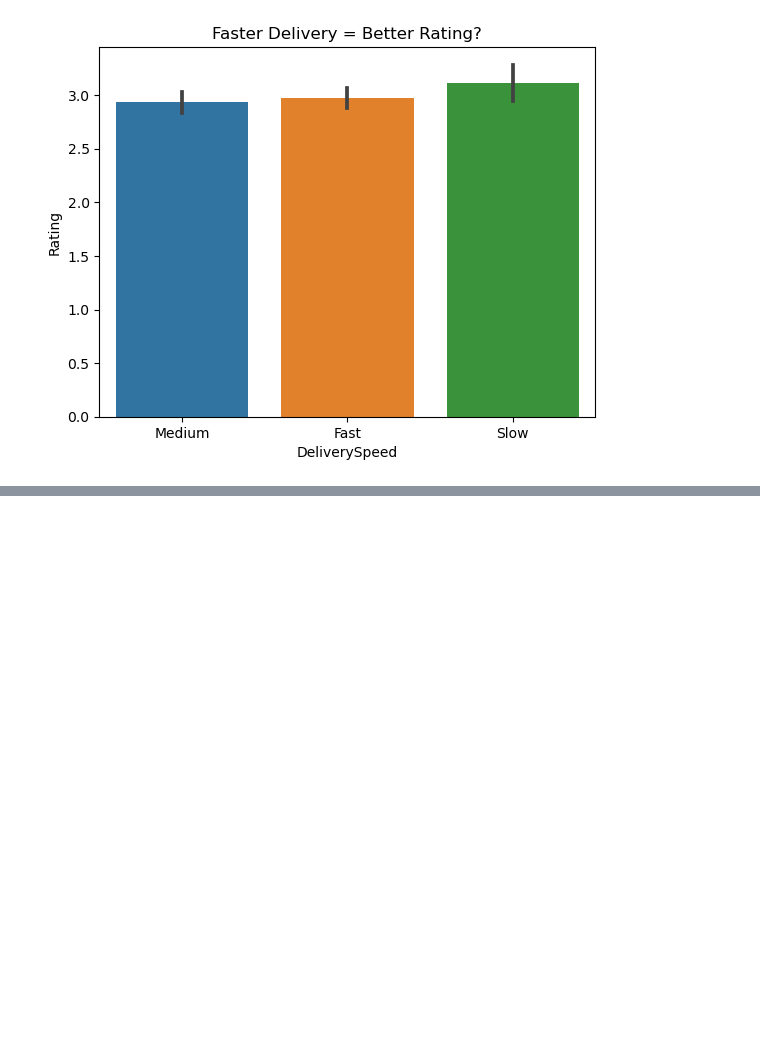
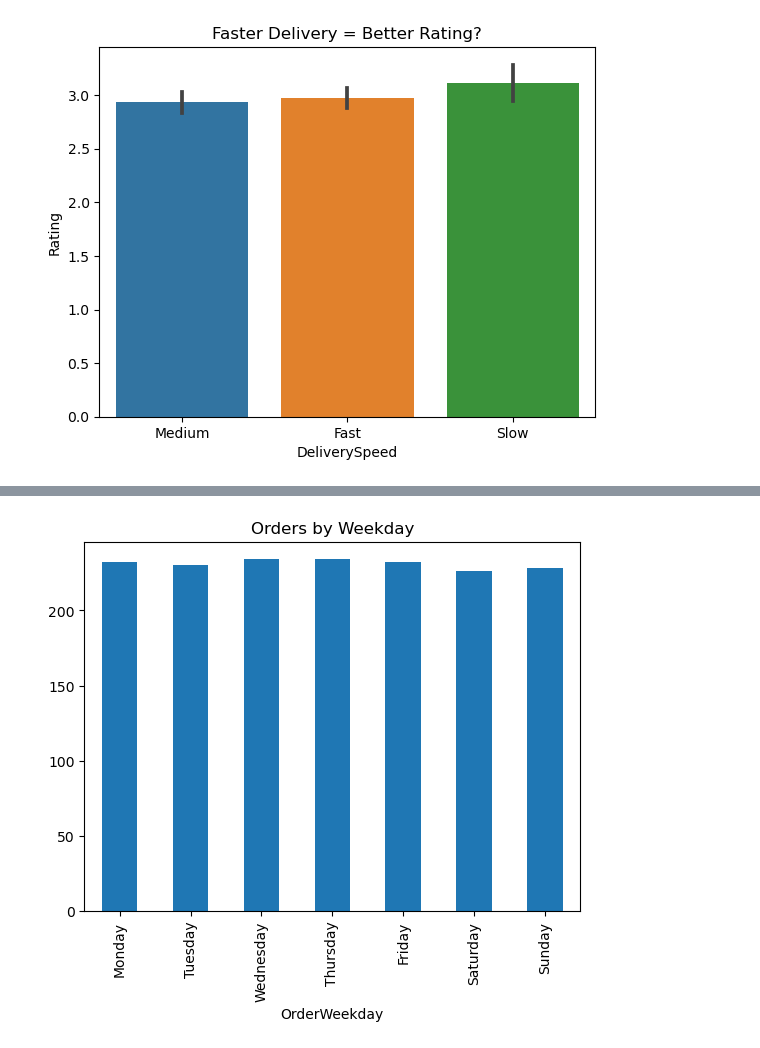
Before and after one commit to palak-verma-0309/Zepto_blinkit-data-analysis, a Jupyter notebook: analysis.ipynb, the cells around one changed output, grey strips where cells are left out. Saved outputs shown, nothing was run; the diff lists cells and outputs as text; code cells hidden in the pictures; blank space fills up the shorter version.

```diff
--- a/analysis.ipynb
+++ b/analysis.ipynb
@@ -287,0 +307,10 @@ Name: Rating, dtype: float64
+# %%
+#weekday_orders_trend
+weekday_orders = df.groupby("OrderWeekday")["Quantity"].count().reindex(
+    ["Monday","Tuesday","Wednesday","Thursday","Friday","Saturday","Sunday"]
+)
+weekday_orders.plot(kind="bar")
+plt.title("Orders by Weekday")
+plt.show()
+# %% [output]
+[figure, added]
```
Also changed, not shown: parts of 5 cells of this notebook.
